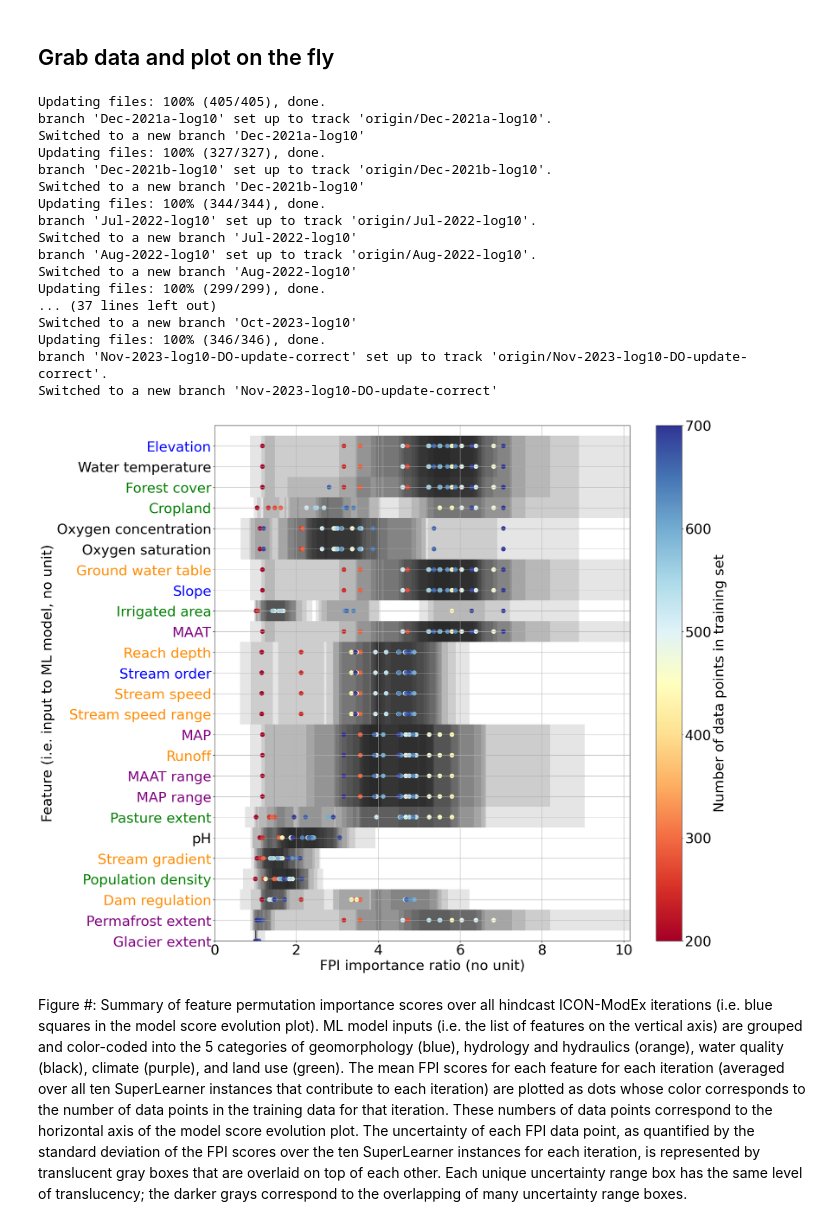
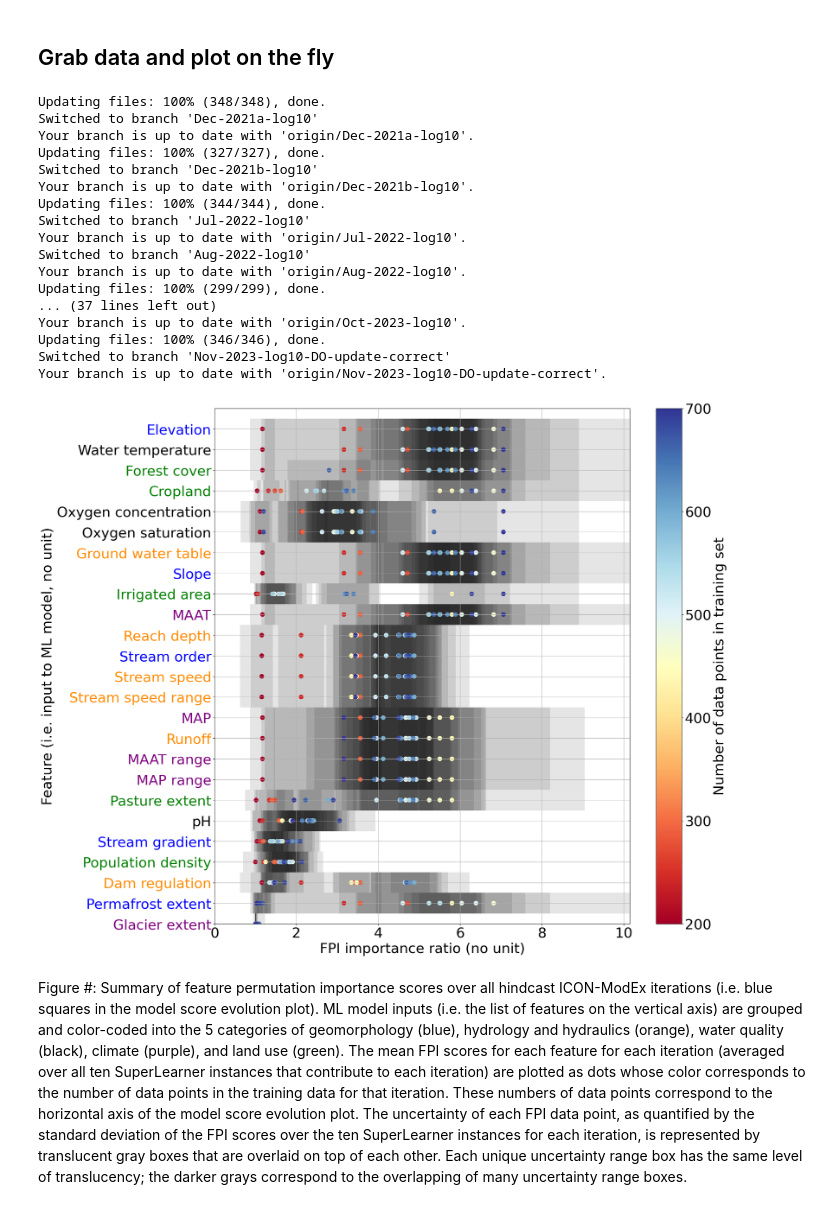
Before and after one commit to WHONDRS-Hub/ICON-ModEx_Open_Manuscript, a Jupyter notebook: fig-fpi/step_01_get_and_sketch_data.ipynb, the cells around one changed output. Cells and saved outputs as stored; diff of their text form; code cells hidden in the pictures.

Commit message:
Change typo in coloration in FPI features

```diff
--- a/fig-fpi/step_01_get_and_sketch_data.ipynb
+++ b/fig-fpi/step_01_get_and_sketch_data.ipynb
@@ -398,50 +396,50 @@ yticks[18].set_color(LU_color)
 yticks[19].set_color(WQ_color)
 
 #sgr_dk_rav: 4 - HH
-yticks[20].set_color(HH_color)
+yticks[20].set_color(GM_color)
 
 #ppd_pk_cav: 3 - LU
 yticks[21].set_color(LU_color)
 
 #dor_pc_pva: 2 - HH
 yticks[22].set_color(HH_color)
 
 #prm_pc_cse: 1 - CL
-yticks[23].set_color(CL_color)
+yticks[23].set_color(GM_color)
 
 #gla_pc_cse: 0 - CL
 yticks[24].set_color(CL_color)
 
 ax.grid()
 
 plt.ylim(0,len(feature_id_name_dict))
 plt.xlim(0,fpi_max)
 
 plt.ylabel('Feature (i.e. input to ML model, no unit)')
 plt.xlabel('FPI importance ratio (no unit)')
 
 plt.savefig('fig05-FPI-summary.pdf',bbox_inches='tight')
 #plt.savefig('fig05-FPI-summary.png')
 #plt.savefig('fig05-FPI-summary.eps')
 # %% [output]
-Updating files: 100% (405/405), done.
-branch 'Dec-2021a-log10' set up to track 'origin/Dec-2021a-log10'.
-Switched to a new branch 'Dec-2021a-log10'
+Updating files: 100% (348/348), done.
+Switched to branch 'Dec-2021a-log10'
+Your branch is up to date with 'origin/Dec-2021a-log10'.
 Updating files: 100% (327/327), done.
-branch 'Dec-2021b-log10' set up to track 'origin/Dec-2021b-log10'.
-Switched to a new branch 'Dec-2021b-log10'
+Switched to branch 'Dec-2021b-log10'
+Your branch is up to date with 'origin/Dec-2021b-log10'.
 Updating files: 100% (344/344), done.
-branch 'Jul-2022-log10' set up to track 'origin/Jul-2022-log10'.
-Switched to a new branch 'Jul-2022-log10'
-branch 'Aug-2022-log10' set up to track 'origin/Aug-2022-log10'.
-Switched to a new branch 'Aug-2022-log10'
+Switched to branch 'Jul-2022-log10'
+Your branch is up to date with 'origin/Jul-2022-log10'.
+Switched to branch 'Aug-2022-log10'
+Your branch is up to date with 'origin/Aug-2022-log10'.
 Updating files: 100% (299/299), done.
 ... (37 lines left out)
-Switched to a new branch 'Oct-2023-log10'
+Your branch is up to date with 'origin/Oct-2023-log10'.
 Updating files: 100% (346/346), done.
-branch 'Nov-2023-log10-DO-update-correct' set up to track 'origin/Nov-2023-log10-DO-update-correct'.
-Switched to a new branch 'Nov-2023-log10-DO-update-correct'
+Switched to branch 'Nov-2023-log10-DO-update-correct'
+Your branch is up to date with 'origin/Nov-2023-log10-DO-update-correct'.
-[figure, old version]
+[figure, new version]
 # %% [markdown]
 Figure \#: Summary of feature permutation importance scores over all hindcast ICON-ModEx iterations (i.e. blue squares in the model score evolution plot). ML model inputs (i.e. the list of features on the vertical axis) are grouped and color-coded into the 5 categories of geomorphology (blue), hydrology and hydraulics (orange), water quality (black), climate (purple), and land use (green). The mean FPI scores for each feature for each iteration (averaged over all ten SuperLearner instances that contribute to each iteration) are plotted as dots whose color corresponds to the number of data points in the training data for that iteration. These numbers of data points correspond to the horizontal axis of the model score evolution plot. The uncertainty of each FPI data point, as quantified by the standard deviation of the FPI scores over the ten SuperLearner instances for each iteration, is represented by translucent gray boxes that are overlaid on top of each other. Each unique uncertainty range box has the same level of translucency; the darker grays correspond to the overlapping of many uncertainty range boxes.
 # %% [markdown]
```
Also changed, not shown: parts of 1 cell of this notebook, 2 other files.
